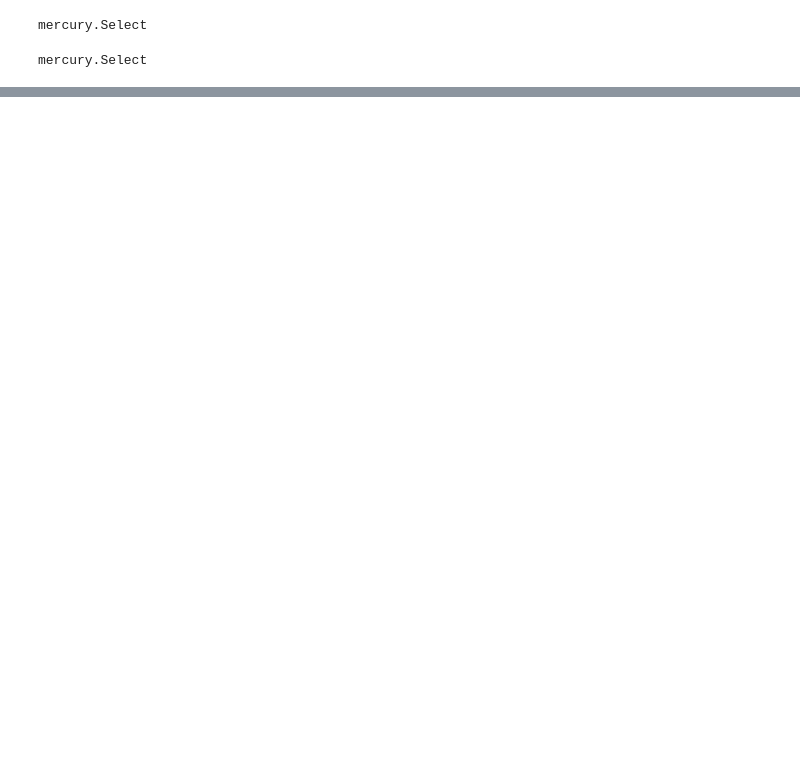
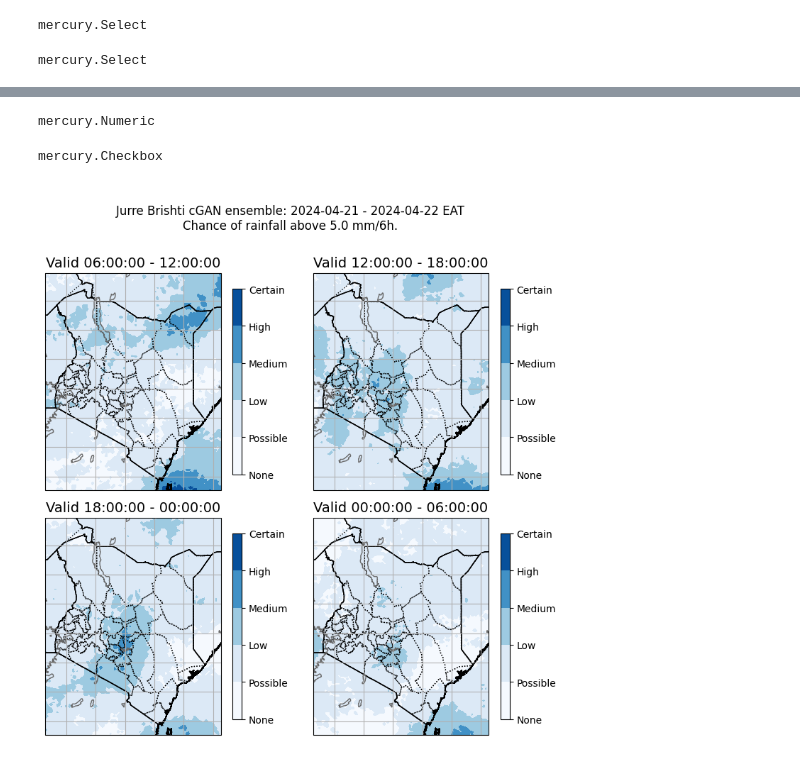
Before and after one commit to Fenwick-Cooper/show-forecasts, a Jupyter notebook: webapps/cgan-forecasts.ipynb, the cells around one changed output, grey strips where cells are left out. Cells and saved outputs as stored; diff of their text form; code cells hidden in the pictures; blank space fills up the shorter version.

```diff
--- a/webapps/cgan-forecasts.ipynb
+++ b/webapps/cgan-forecasts.ipynb
@@ -95,0 +131,36 @@ plot_GAN_forecast(
+# %%
+from cgan_ui.show_cgan import plot_GAN_threshold_chance
+
+# Plot the chance of rainfall at a rate above a specified threshold.
+#   threshold=2             - We'll plot the chance of rainfall above this threshold rate. The
+#                             default is 2 mm/h. The units of threshold is set by plot_units.
+#   plot_units='mm/h'       - Can be 'mm/h' (default), 'mm/6h', 'mm/day' or 'mm/week'
+#   valid_time_start_hour=6 - The hour the valid time starts at. Can either be 6, 12, 18 or 0 UTC or 'all'.
+# add numeric widget
+exceedence = mr.Numeric(
+    value=5,
+    min=0,
+    max=100,
+    label="Precipitation Exceedence Threshold",
+    step=1,
+    url_key="exceedence_threshold",
+)
+
+show_percentage = mr.Checkbox(
+    value=False,
+    label="Show Exceedence Percentages",
+    url_key="show_exceedence_percentages",
+)
+
+plot_GAN_threshold_chance(
+    data,
+    threshold=exceedence.value,
+    plot_units=accumulation_units.value,
+    valid_time_start_hour=valid_start_hour.value,
+    show_percentages=show_percentage.value,
+    region=mask_area.value,
+)
+# %% [output]
+mercury.Numeric
+mercury.Checkbox
+[figure, added]
```
Also changed, not shown: parts of 9 cells of this notebook, 5 other files.
